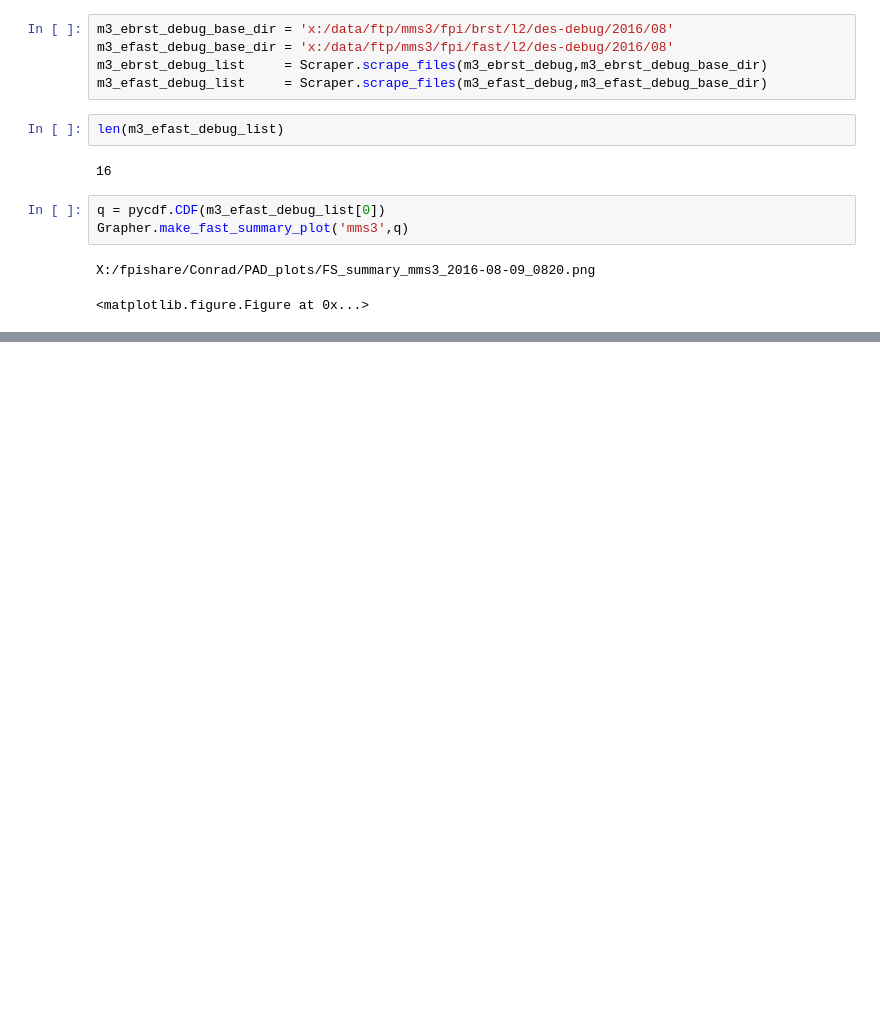
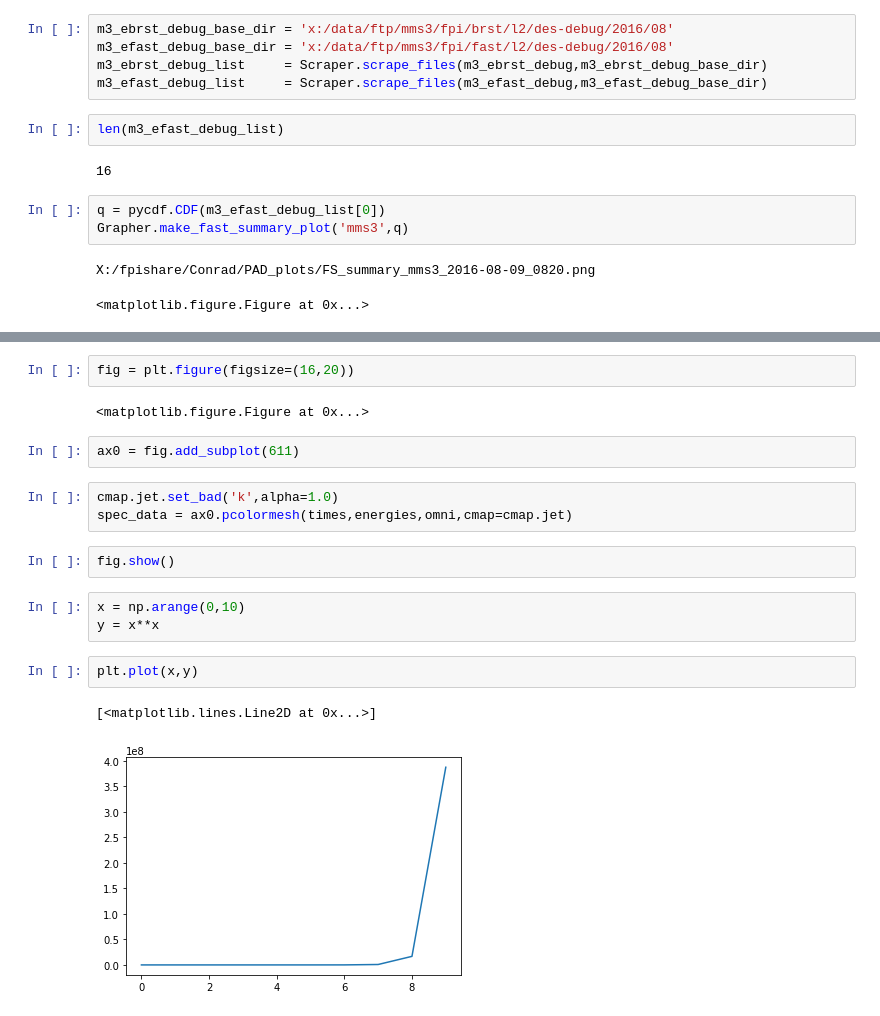
Before and after one commit to gravmath/PAD, a Jupyter notebook: Test New Framework.ipynb, the cells around one changed output, grey strips where cells are left out. Saved outputs shown, nothing was run; the diff lists cells and outputs as text; blank space fills up the shorter version.

```diff
--- a/Test New Framework.ipynb
+++ b/Test New Framework.ipynb
@@ -69,0 +81,19 @@ mms3_des_ugrid_int: CDF_REAL4 [3993, 32]
+# %%
+fig = plt.figure(figsize=(16,20))
+# %% [output]
+<matplotlib.figure.Figure at 0x...>
+# %%
+ax0 = fig.add_subplot(611)
+# %%
+cmap.jet.set_bad('k',alpha=1.0)
+spec_data = ax0.pcolormesh(times,energies,omni,cmap=cmap.jet)
+# %%
+fig.show()
+# %%
+x = np.arange(0,10)
+y = x**x
+# %%
+plt.plot(x,y)
+# %% [output]
+[<matplotlib.lines.Line2D at 0x...>]
+[figure, added]
```
Also changed, not shown: parts of 18 cells of this notebook, 1 other file.
